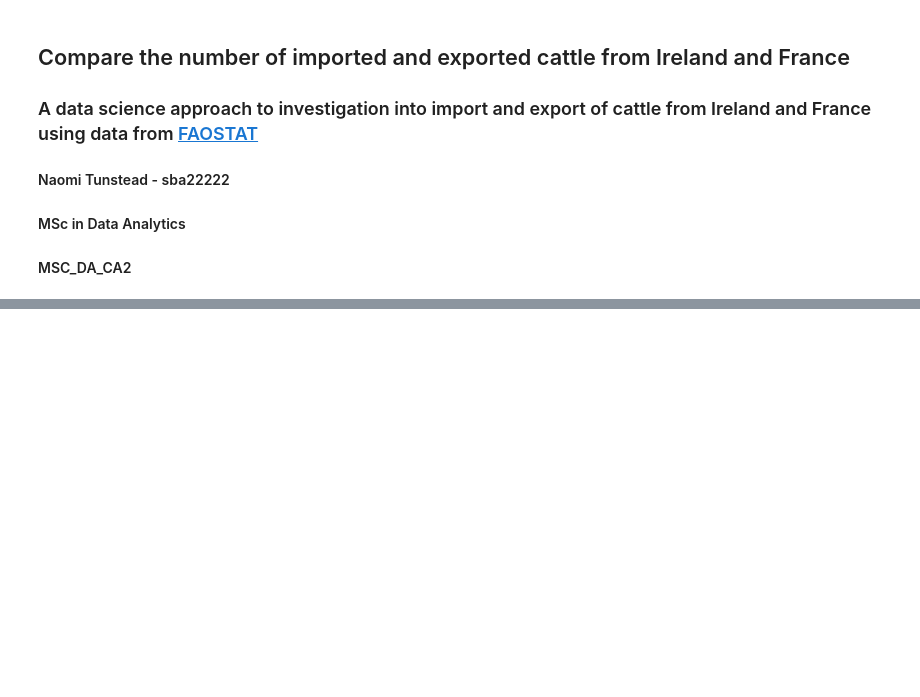
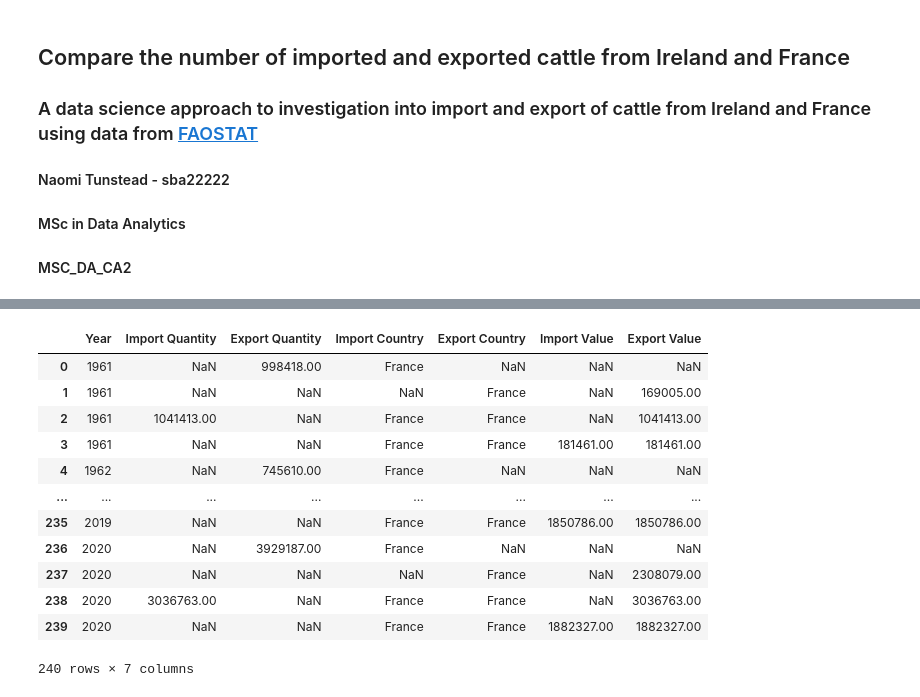
Before and after one commit to sba22222/CA2, a Jupyter notebook: MSC_DA_CA2.ipynb, the cells around one changed output, grey strips where cells are left out. Cells and saved outputs as stored; diff of their text form; code cells hidden in the pictures; blank space fills up the shorter version.

```diff
--- a/MSC_DA_CA2.ipynb
+++ b/MSC_DA_CA2.ipynb
@@ -36,0 +197,54 @@ vs code trial
+# %%
+# Group the data by year and element
+grouped = df.groupby(['Year', 'Element'])
+
+# Define a function that sums up the values for each group
+def sum_values(group):
+    result = {
+        'Year': group['Year'].iloc[0],
+    }
+    if 'Import Quantity' in group['Element'].iloc[0]:
+        result['Import Quantity'] = group['Value'].sum()
+        result['Import Country'] = group['Area'].iloc[0]
+
+    if 'Import Value' in group['Element'].iloc[0]:
+        result['Import Value'] = group['Value'].sum()
+        result['Import Country'] = group['Area'].iloc[0]
+
+    if 'Export Quantity' in group['Element'].iloc[0]:
+        result['Export Quantity'] = group['Value'].sum()
+        result['Import Country'] = group['Area'].iloc[0]
+
+    else:
+        result['Export Value'] = group['Value'].sum()
+        result['Export Country'] = group['Area'].iloc[0]
+    return result
+
+# Apply the function to each group
+results = [sum_values(group) for _, group in grouped]
+
+# Convert the list of dictionaries into a DataFrame
+result_df = pd.DataFrame.from_records(results)
+
+# Reorder the columns to match the desired output
+result_df = result_df[['Year', 'Import Quantity', 'Export Quantity', 'Import Country', 'Export Country', 'Import Value', 'Export Value']]
+
+# Fill in any missing values with NaN
+result_df = result_df.fillna(value=pd.np.nan)
+
+# Display the resulting DataFrame
+result_df
+# %% [output]
+|  | Year | Import Quantity | Export Quantity | Import Country | Export Country | Import Value | Export Value |
+| 0 | 1961 | NaN | 998418.00 | France | NaN | NaN | NaN |
+| 1 | 1961 | NaN | NaN | NaN | France | NaN | 169005.00 |
+| 2 | 1961 | 1041413.00 | NaN | France | France | NaN | 1041413.00 |
+| 3 | 1961 | NaN | NaN | France | France | 181461.00 | 181461.00 |
+| 4 | 1962 | NaN | 745610.00 | France | NaN | NaN | NaN |
+| ... | ... | ... | ... | ... | ... | ... | ... |
+| 235 | 2019 | NaN | NaN | France | France | 1850786.00 | 1850786.00 |
+| 236 | 2020 | NaN | 3929187.00 | France | NaN | NaN | NaN |
+| 237 | 2020 | NaN | NaN | NaN | France | NaN | 2308079.00 |
+| 238 | 2020 | 3036763.00 | NaN | France | France | NaN | 3036763.00 |
+| 239 | 2020 | NaN | NaN | France | France | 1882327.00 | 1882327.00 |
+240 rows × 7 columns
```
Also changed, not shown: parts of 21 cells of this notebook.
